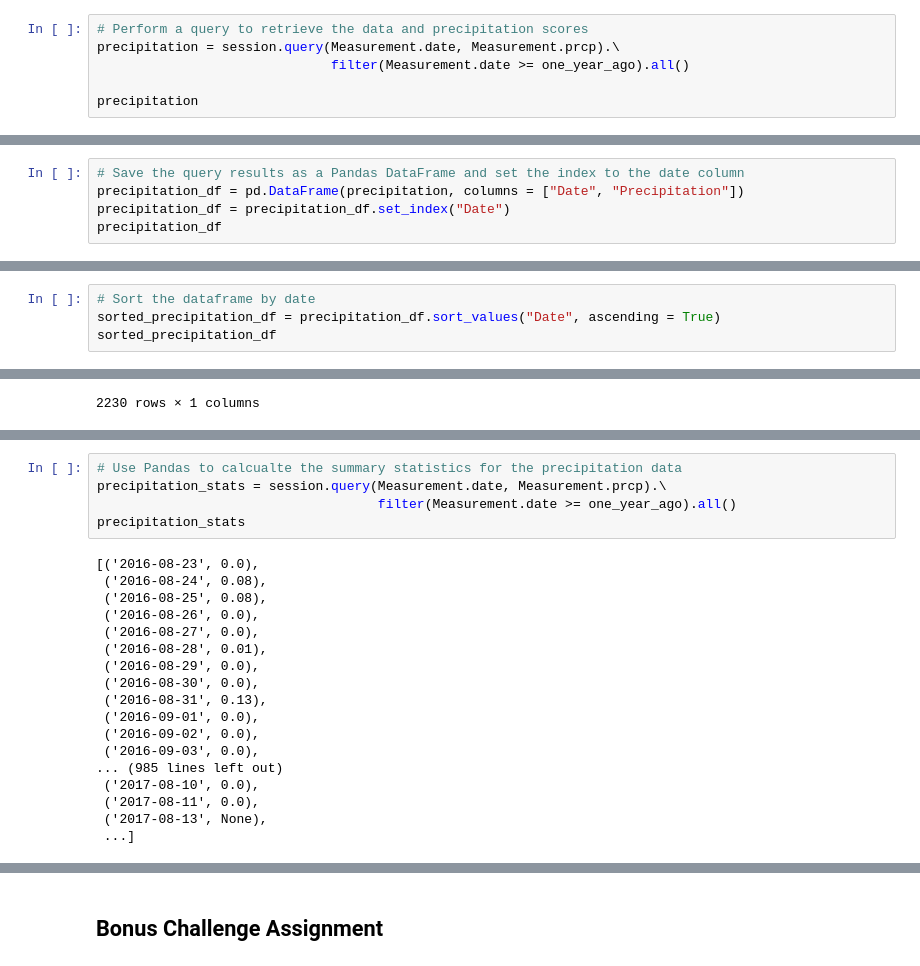
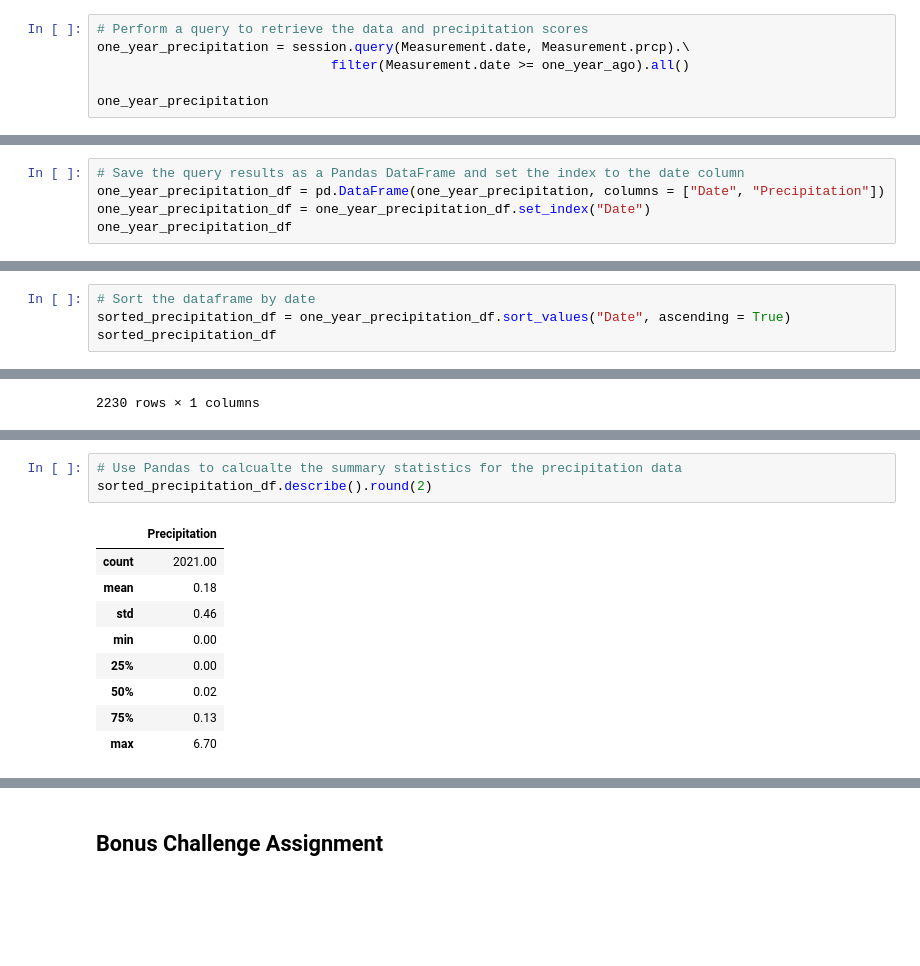
Before and after one commit to Franco1230/10-SQLalchemy-Challenge, a Jupyter notebook: SQLalchemy/climate_starter.ipynb, the cells around one changed output, grey strips where cells are left out. Cells and saved outputs as stored; diff of their text form; blank space fills up the shorter version.

```diff
--- a/SQLalchemy/climate_starter.ipynb
+++ b/SQLalchemy/climate_starter.ipynb
@@ -57,9 +57,9 @@ The date from a year ago from the last data point in the database: 2016-08-23
 # %%
 # Perform a query to retrieve the data and precipitation scores
-precipitation = session.query(Measurement.date, Measurement.prcp).\
+one_year_precipitation = session.query(Measurement.date, Measurement.prcp).\
                               filter(Measurement.date >= one_year_ago).all()
 
-precipitation
+one_year_precipitation
 # %% [output]
 [('2016-08-23', 0.0),
  ('2016-08-24', 0.08),
@@ -80,9 +80,9 @@ precipitation
  ...]
 # %%
 # Save the query results as a Pandas DataFrame and set the index to the date column
-precipitation_df = pd.DataFrame(precipitation, columns = ["Date", "Precipitation"])
-precipitation_df = precipitation_df.set_index("Date")
-precipitation_df
+one_year_precipitation_df = pd.DataFrame(one_year_precipitation, columns = ["Date", "Precipitation"])
+one_year_precipitation_df = one_year_precipitation_df.set_index("Date")
+one_year_precipitation_df
 # %% [output]
 |  | Precipitation |
 | Date |  |
@@ -100,7 +100,7 @@ precipitation_df
 2230 rows × 1 columns
 # %%
 # Sort the dataframe by date
-sorted_precipitation_df = precipitation_df.sort_values("Date", ascending = True)
+sorted_precipitation_df = one_year_precipitation_df.sort_values("Date", ascending = True)
 sorted_precipitation_df
 # %% [output]
 |  | Precipitation |
@@ -139,24 +139,14 @@ plt.show()
 [figure]
 # %%
 # Use Pandas to calcualte the summary statistics for the precipitation data
-precipitation_stats = session.query(Measurement.date, Measurement.prcp).\
-                                    filter(Measurement.date >= one_year_ago).all()
-precipitation_stats
+sorted_precipitation_df.describe().round(2)
 # %% [output]
-[('2016-08-23', 0.0),
- ('2016-08-24', 0.08),
- ('2016-08-25', 0.08),
- ('2016-08-26', 0.0),
- ('2016-08-27', 0.0),
- ('2016-08-28', 0.01),
- ('2016-08-29', 0.0),
- ('2016-08-30', 0.0),
- ('2016-08-31', 0.13),
- ('2016-09-01', 0.0),
- ('2016-09-02', 0.0),
- ('2016-09-03', 0.0),
-... (985 lines left out)
- ('2017-08-10', 0.0),
- ('2017-08-11', 0.0),
- ('2017-08-13', None),
- ...]
+|  | Precipitation |
+| count | 2021.00 |
+| mean | 0.18 |
+| std | 0.46 |
+| min | 0.00 |
+| 25% | 0.00 |
+| 50% | 0.02 |
+| 75% | 0.13 |
+| max | 6.70 |
```
Also changed, not shown: parts of 13 cells of this notebook, 1 other file.
